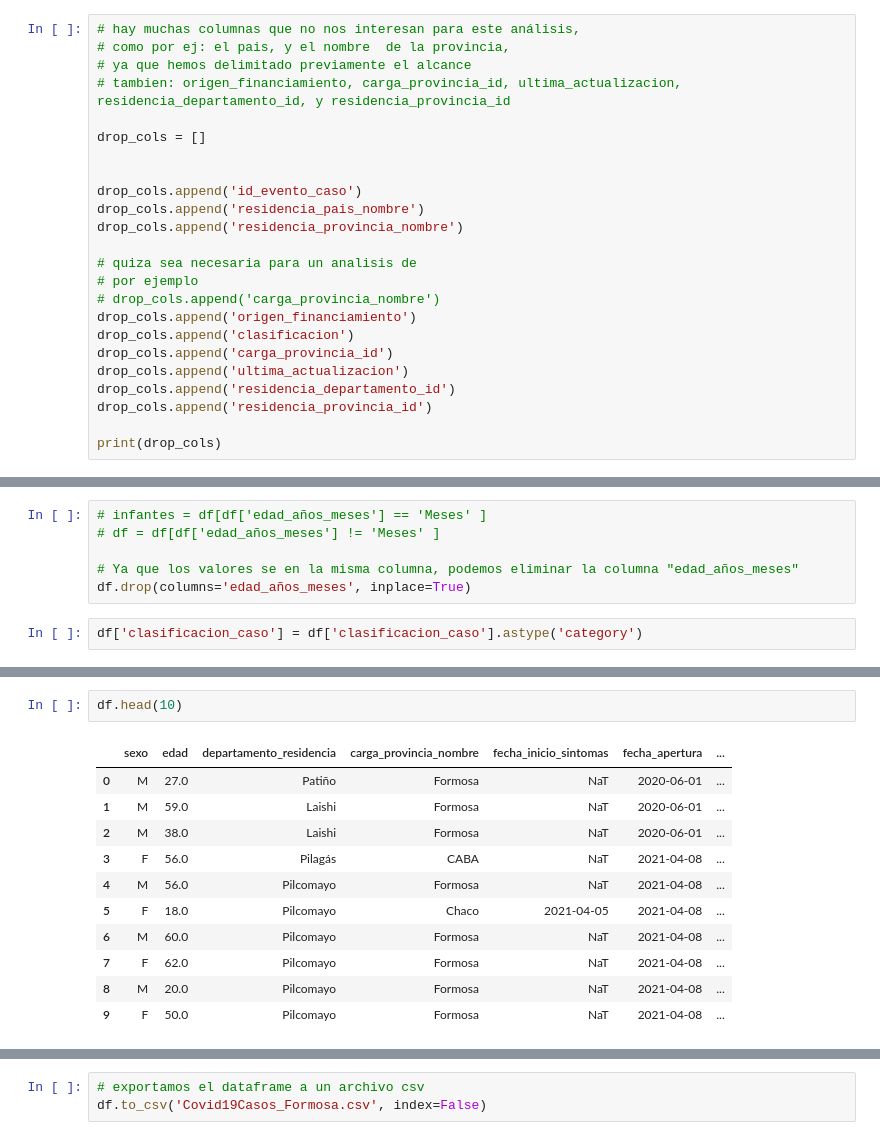
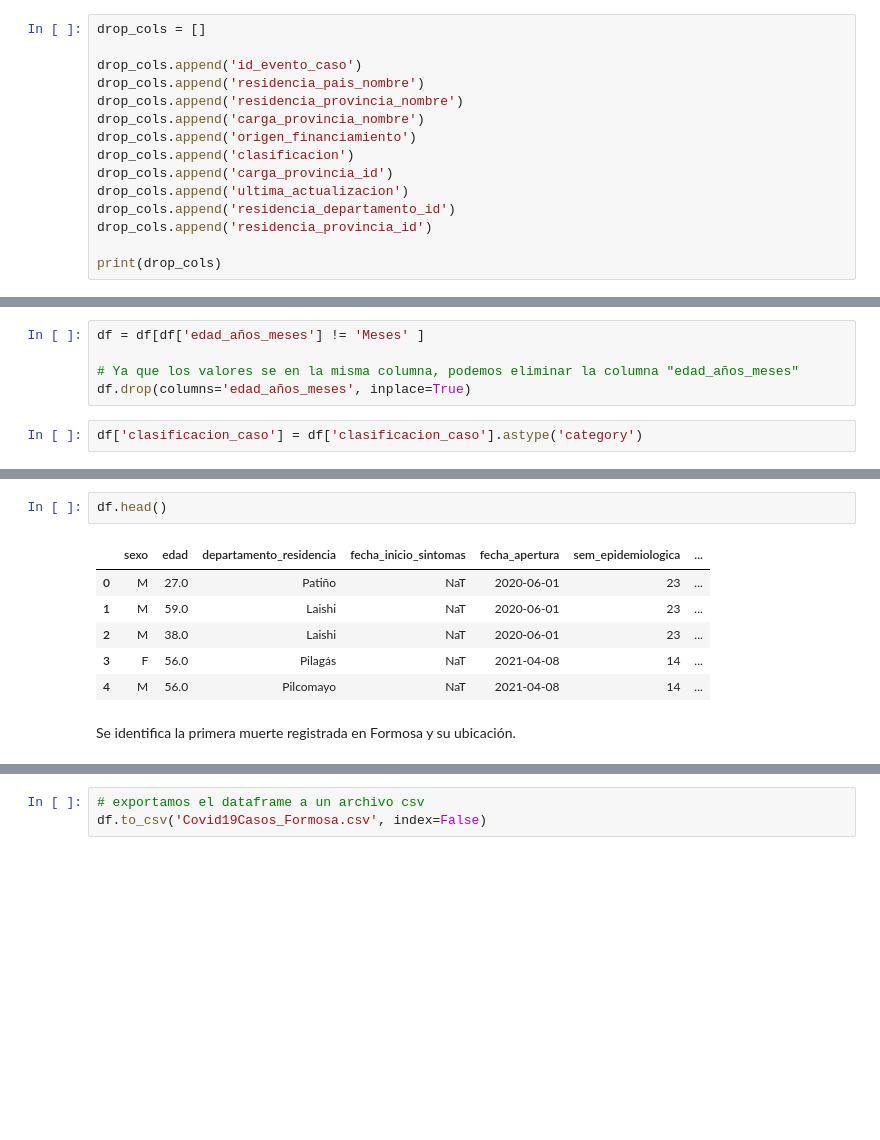
Before and after one commit to Aesirlvu/TP_BIG_DATA_II, a Jupyter notebook: etl.ipynb, the cells around one changed output, grey strips where cells are left out. Saved outputs shown, nothing was run; the diff lists cells and outputs as text; blank space fills up the shorter version.

```diff
--- a/etl.ipynb
+++ b/etl.ipynb
@@ -170,19 +173,10 @@ dtype: object
 # %%
-# hay muchas columnas que no nos interesan para este análisis,
-# como por ej: el pais, y el nombre  de la provincia,
-# ya que hemos delimitado previamente el alcance
-# tambien: origen_financiamiento, carga_provincia_id, ultima_actualizacion, residencia_departamento_id, y residencia_provincia_id
-
 drop_cols = []
-
 
 drop_cols.append('id_evento_caso')
 drop_cols.append('residencia_pais_nombre')
 drop_cols.append('residencia_provincia_nombre')
-
-# quiza sea necesaria para un analisis de
-# por ejemplo
-# drop_cols.append('carga_provincia_nombre')
+drop_cols.append('carga_provincia_nombre')
 drop_cols.append('origen_financiamiento')
 drop_cols.append('clasificacion')
 drop_cols.append('carga_provincia_id')
@@ -331,8 +303,7 @@ df['grupo_edad'] = pd.cut(
     labels=['0-2', '3-12', '13-18', '19-30', '31-50', '51-65', '65-100', '100+']
 )
 # %%
-# infantes = df[df['edad_años_meses'] == 'Meses' ]
-# df = df[df['edad_años_meses'] != 'Meses' ]
+df = df[df['edad_años_meses'] != 'Meses' ]
 
 # Ya que los valores se en la misma columna, podemos eliminar la columna "edad_años_meses"
 df.drop(columns='edad_años_meses', inplace=True)
@@ -360,16 +330,13 @@ edad_estandarizada                float64
 grupo_edad                       category
 dtype: object
 # %%
-df.head(10)
+df.head()
 # %% [output]
-|  | sexo | edad | departamento_residencia | carga_provincia_nombre | fecha_inicio_sintomas | fecha_apertura | ... |
-| 0 | M | 27.0 | Patiño | Formosa | NaT | 2020-06-01 | ... |
-| 1 | M | 59.0 | Laishi | Formosa | NaT | 2020-06-01 | ... |
-| 2 | M | 38.0 | Laishi | Formosa | NaT | 2020-06-01 | ... |
-| 3 | F | 56.0 | Pilagás | CABA | NaT | 2021-04-08 | ... |
-| 4 | M | 56.0 | Pilcomayo | Formosa | NaT | 2021-04-08 | ... |
-| 5 | F | 18.0 | Pilcomayo | Chaco | 2021-04-05 | 2021-04-08 | ... |
-| 6 | M | 60.0 | Pilcomayo | Formosa | NaT | 2021-04-08 | ... |
-| 7 | F | 62.0 | Pilcomayo | Formosa | NaT | 2021-04-08 | ... |
-| 8 | M | 20.0 | Pilcomayo | Formosa | NaT | 2021-04-08 | ... |
-| 9 | F | 50.0 | Pilcomayo | Formosa | NaT | 2021-04-08 | ... |
+|  | sexo | edad | departamento_residencia | fecha_inicio_sintomas | fecha_apertura | sem_epidemiologica | ... |
+| 0 | M | 27.0 | Patiño | NaT | 2020-06-01 | 23 | ... |
+| 1 | M | 59.0 | Laishi | NaT | 2020-06-01 | 23 | ... |
+| 2 | M | 38.0 | Laishi | NaT | 2020-06-01 | 23 | ... |
+| 3 | F | 56.0 | Pilagás | NaT | 2021-04-08 | 14 | ... |
+| 4 | M | 56.0 | Pilcomayo | NaT | 2021-04-08 | 14 | ... |
+# %% [markdown]
+Se identifica la primera muerte registrada en Formosa y su ubicación.
```
Also changed, not shown: parts of 42 cells of this notebook, 1 other file.
